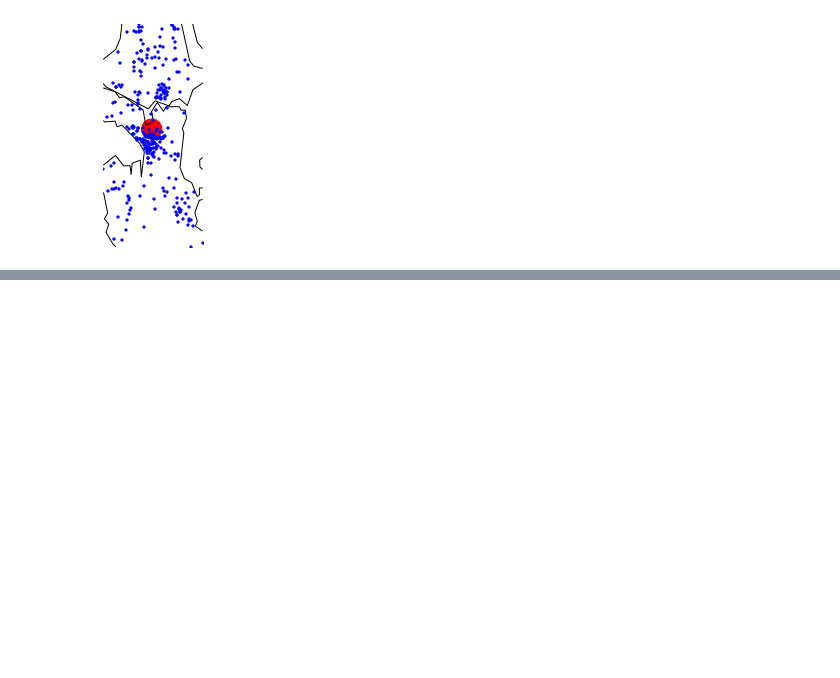
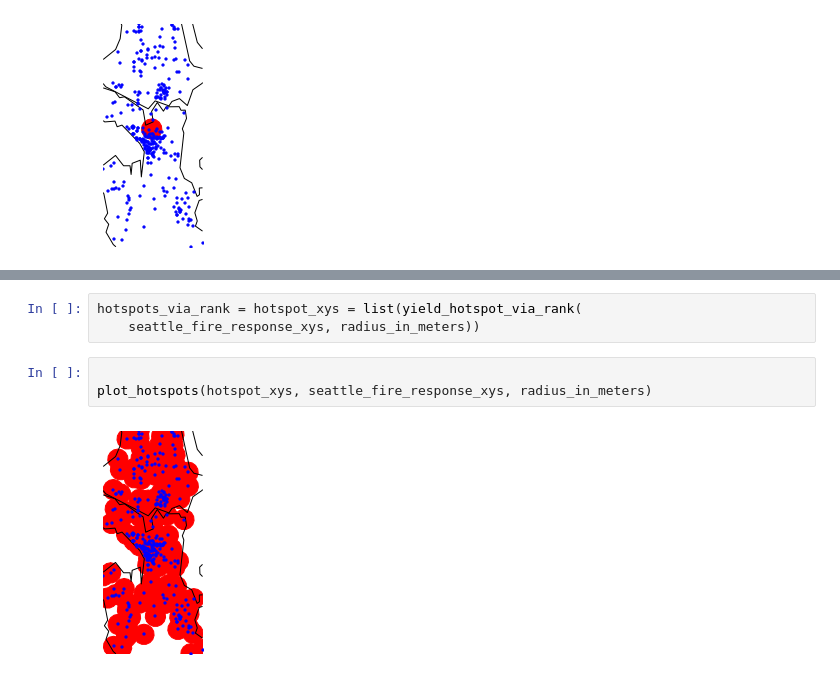
Before and after one commit to bcc2xp/geomining, a Jupyter notebook: 20151022Demo.ipynb, the cells around one changed output, grey strips where cells are left out. Saved outputs shown, nothing was run; the diff lists cells and outputs as text; blank space fills up the shorter version.

```diff
--- a/20151022Demo.ipynb
+++ b/20151022Demo.ipynb
@@ -734,0 +874,8 @@ print '%f' % rate_hotspots(hotspot_xys, seattle_fire_response_xys, radius_in_met
+# %%
+hotspots_via_rank = hotspot_xys = list(yield_hotspot_via_rank(
+    seattle_fire_response_xys, radius_in_meters))
+# %%
+
+plot_hotspots(hotspot_xys, seattle_fire_response_xys, radius_in_meters)
+# %% [output]
+[figure, added]
```
Also changed, not shown: parts of 18 cells of this notebook.
